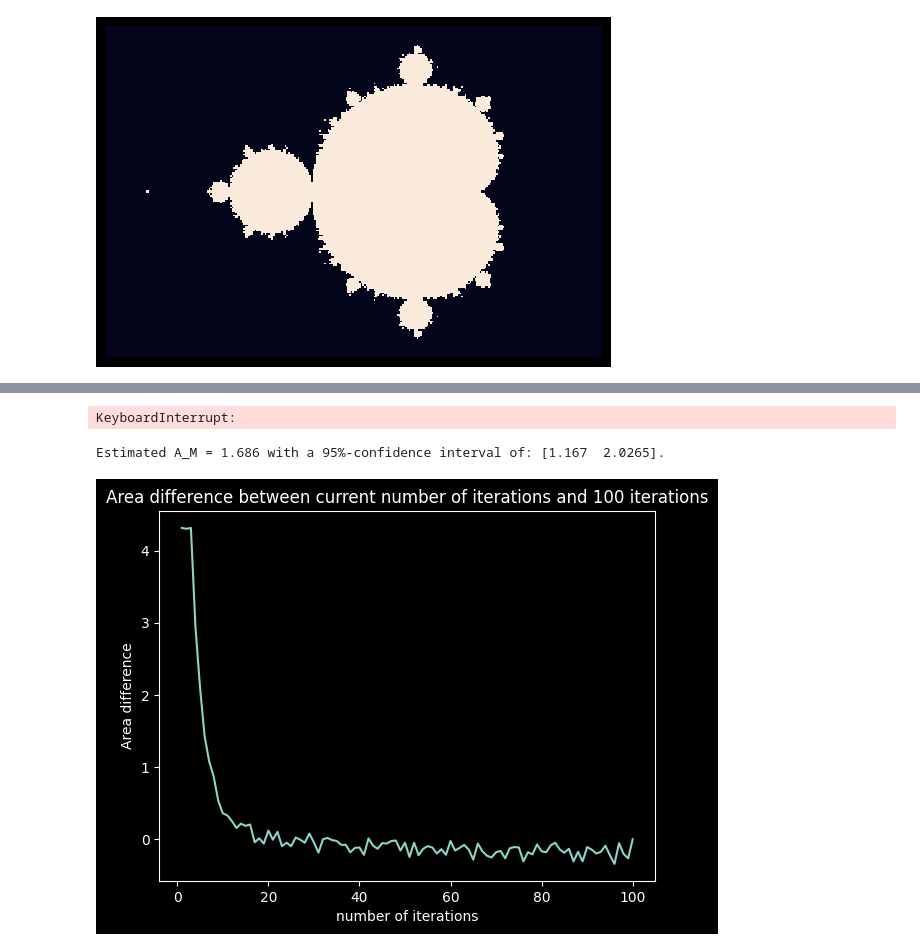
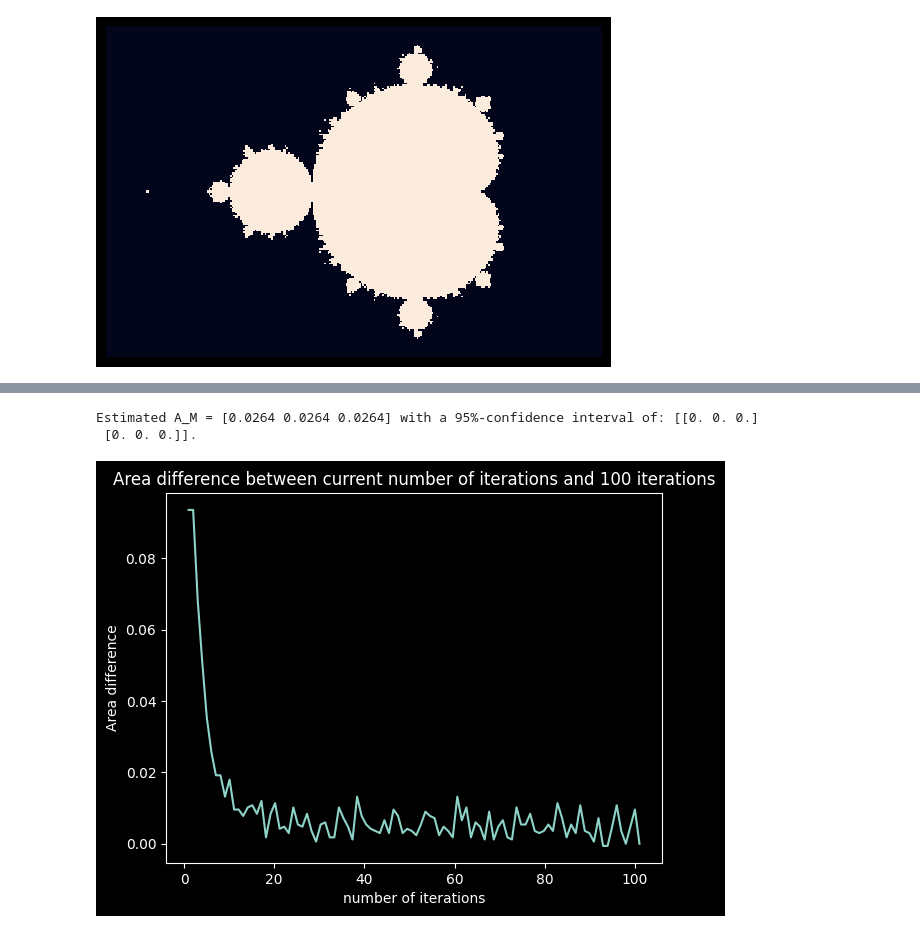
Before and after one commit to arendgeerlofs/Stochastic_Simulation, a Jupyter notebook: Assignment 1.ipynb, the cells around one changed output, grey strips where cells are left out. Cells and saved outputs as stored; diff of their text form; code cells hidden in the pictures.

Commit message:
Statistics, stats_per_iterations, plots

```diff
--- a/Assignment 1.ipynb
+++ b/Assignment 1.ipynb
@@ -58,38 +58,37 @@ plt.show()
 # %%
-def statistics(iterations, samples, runs):#, type_of_sampling):      # Ik heb gebruik gemaakt van type_of_sampling zodat we hier
-    areas = []                                                      # ook over kunnen loopen ipv dat we de opties één voor één moeten runnen
-    for _ in range(runs):
-        areas.append(mc_int_estimate(int(iterations), samples))
-    mean_area = np.mean(areas)
-    confidence_interval = np.percentile(areas, [2.5, 97.5])
+def statistics(iterations, samples, runs, type_of_sampling = []):
+    areas = np.zeros([samples, 3])
+    for i in range(runs):
+        areas[i] = mc_int_estimate(int(iterations), samples)#, type_of_sampling)     #mc_int_estimate in deze file is geloof ik
+    mean_area = np.mean(areas, axis=0)
+    confidence_interval = np.percentile(areas, [2.5, 97.5], axis=0)
     return [mean_area, confidence_interval]
 # %%
-def stats_per_iteration_value(iterations, samples, runs): #Ik zou dit bijna een main willen noemen
-    type_of_sampling = ['randomS', 'LatinS', 'Orthog']
+def stats_per_iteration_value(iterations, samples, runs, type_of_sampling = []):
+    type_of_sampling = ['randomS', 'LatinS', 'OrthogS']
     mean_area =[]
     confidence_interval =[]
-    A_j = np.zeros((iterations, 3))
+    A_j = np.zeros((iterations, 3, 3))
     for i in range(iterations):
-        #for j in range(len(type_of_sampling)):
-        mean_area, confidence_interval = statistics(int(i), samples, runs)#, type_of_sampling[j])
+        mean_area, confidence_interval = statistics(int(i+1), samples, runs)#, type_of_sampling)
         A_j[i,0] = mean_area
         A_j[i,1] = confidence_interval[0]
         A_j[i,2] = confidence_interval[1]
-    return A_j # en dan ipv dit returnen vanaf hier plotten
+    return A_j
 # %%
-iterations = 100                            #Dit blok duurt een kwartier voor i=100, r=10 en s=100.
-runs = 10                                   #Als we het 'echt' willen runnen, duurt dit blok dus erg lang
+iterations = 100                           #Dit blok duurt een kwartier voor i=100, r=10 en s=100
+runs = 2                                   #Als we het 'echt' willen runnen, duurt dit blok dus erg lang
 samples = 100
-A_j = stats_per_iteration_value(iterations, samples, runs)
+A_j = stats_per_iteration_value(iterations, samples, runs, type_of_sampling = [])
-# %% [output]
-KeyboardInterrupt:
 # %%
 print(f'Estimated A_M = {A_j[-1][0]} with a 95%-confidence interval of: {A_j[-1][1:3]}.')
-plt.plot(np.linspace(1,100, 100), A_j[:,0]- A_j[-1][0]*np.ones(len(A_j[:,0])))
+plt.plot(np.linspace(1,iterations+1, iterations), A_j[:,0][:,0]- A_j[:,0][:,0][-1]*np.ones(len(A_j[:,0])))
+# plt.fill_between(np.linspace(1,iterations+1, iterations),A_j[:,0][:,0]- A_j[:,0][:,0][-1]*np.ones(len(A_j[:,0])))
 plt.xlabel('number of iterations')
 plt.ylabel('Area difference')
 plt.title(f'Area difference between current number of iterations and {iterations} iterations')
 plt.show()
 # %% [output]
-Estimated A_M = 1.686 with a 95%-confidence interval of: [1.167  2.0265].
+Estimated A_M = [0.0264 0.0264 0.0264] with a 95%-confidence interval of: [[0. 0. 0.]
+ [0. 0. 0.]].
-[figure, old version]
+[figure, new version]
```
Also changed, not shown: parts of 2 cells of this notebook, 1 other file.
